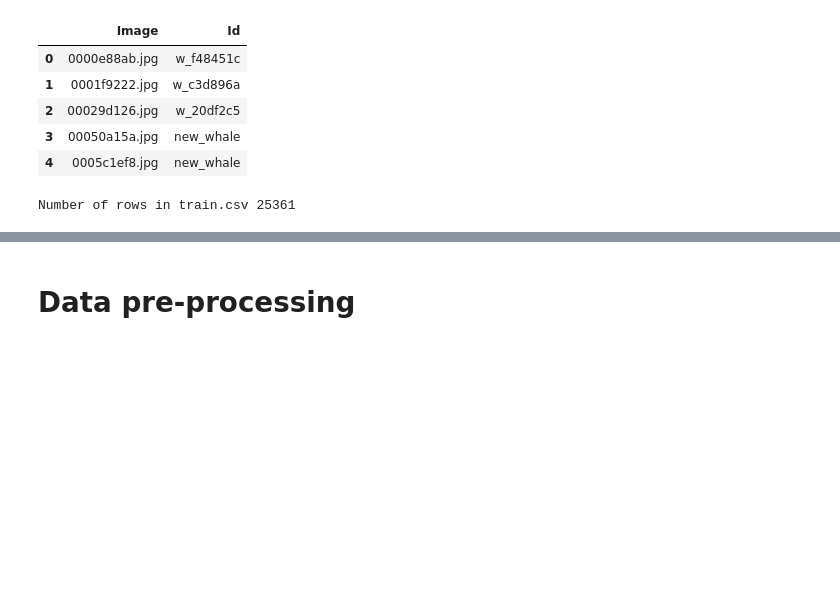
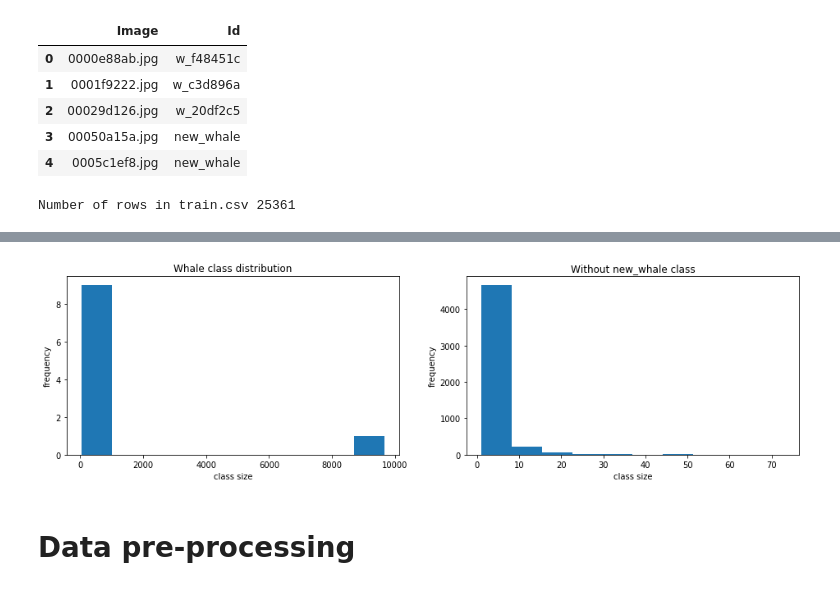
Before and after one commit to vrvarma/humpback-whale, a Jupyter notebook: udacity_capstone.ipynb, the cells around one changed output, grey strips where cells are left out. Cells and saved outputs as stored; diff of their text form; code cells hidden in the pictures; blank space fills up the shorter version.

```diff
--- a/udacity_capstone.ipynb
+++ b/udacity_capstone.ipynb
@@ -89,0 +220,3 @@ There are 25361 image files in train.zip file.  It has been extracted to input/t
+# %%
+labels_count = train_df.Id.value_counts()
+labels_count.head()
@@ -90,3 +235,21 @@ There are 25361 image files in train.zip file.  It has been extracted to input/t
+# %%
+plt.figure(figsize=(16, 4))
+plt.subplot(121)
+plt.hist(labels_count.values[:10])
+plt.ylabel("frequency")
+plt.xlabel("class size")
+plt.title('Whale class distribution')
+
+
+plt.subplot(122)
+plt.hist(labels_count.values[1:])
+plt.ylabel("frequency")
+plt.xlabel("class size")
+plt.title('Without new_whale class')
+
+plt.show()
+# %% [output]
+[figure, added]
 # %% [markdown]
 # Data pre-processing
 # %% [markdown]
```
Also changed, not shown: parts of 78 cells of this notebook.
